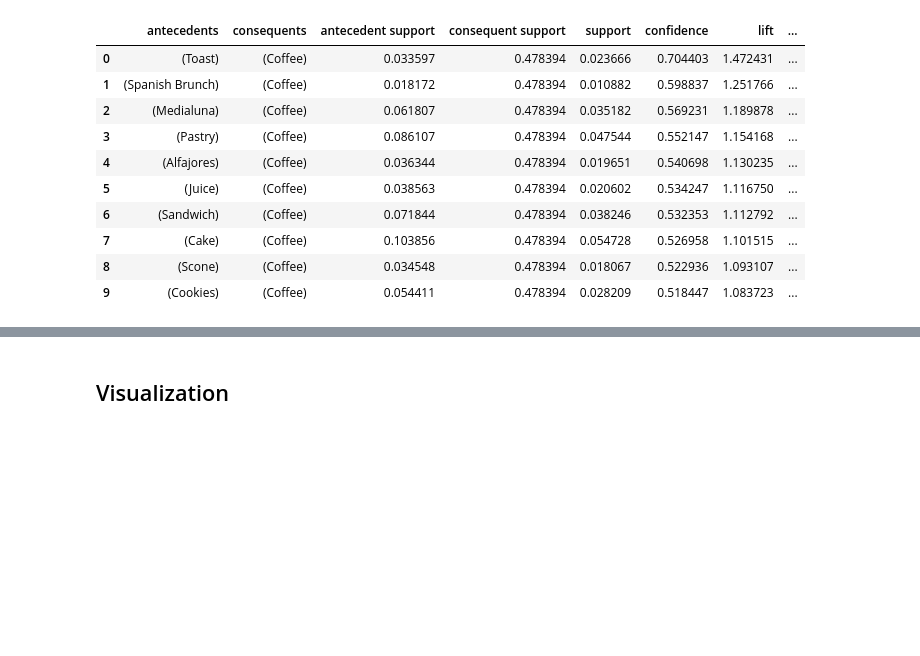
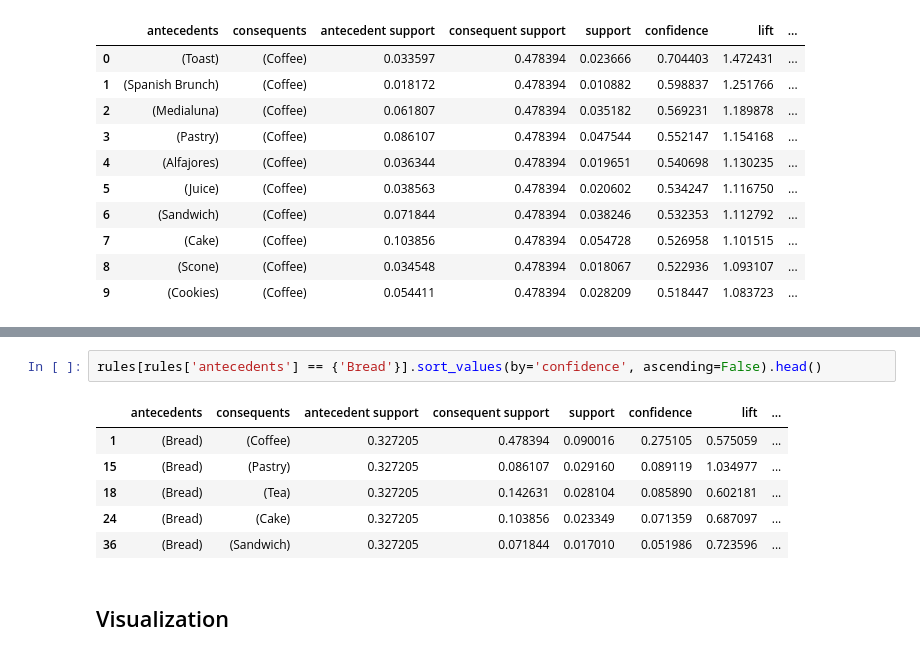
Before and after one commit to SalahKanjo/data-mining-projects, a Jupyter notebook: market-basket-analysis/06_market_basket_analysis.ipynb, the cells around one changed output, grey strips where cells are left out. Drawn from its saved outputs; the diff is of its cells as text; blank space fills up the shorter version.

```diff
--- a/market-basket-analysis/06_market_basket_analysis.ipynb
+++ b/market-basket-analysis/06_market_basket_analysis.ipynb
@@ -239,3 +249,12 @@ rules[(rules['support'] >= 0.02) &
+# %%
+rules[rules['antecedents'] == {'Bread'}].sort_values(by='confidence', ascending=False).head()
+# %% [output]
+|  | antecedents | consequents | antecedent support | consequent support | support | confidence | lift | ... |
+| 1 | (Bread) | (Coffee) | 0.327205 | 0.478394 | 0.090016 | 0.275105 | 0.575059 | ... |
+| 15 | (Bread) | (Pastry) | 0.327205 | 0.086107 | 0.029160 | 0.089119 | 1.034977 | ... |
+| 18 | (Bread) | (Tea) | 0.327205 | 0.142631 | 0.028104 | 0.085890 | 0.602181 | ... |
+| 24 | (Bread) | (Cake) | 0.327205 | 0.103856 | 0.023349 | 0.071359 | 0.687097 | ... |
+| 36 | (Bread) | (Sandwich) | 0.327205 | 0.071844 | 0.017010 | 0.051986 | 0.723596 | ... |
 # %% [markdown]
 ## Visualization
 # %%
```
Also changed, not shown: parts of 5 cells of this notebook, 11 other files.
